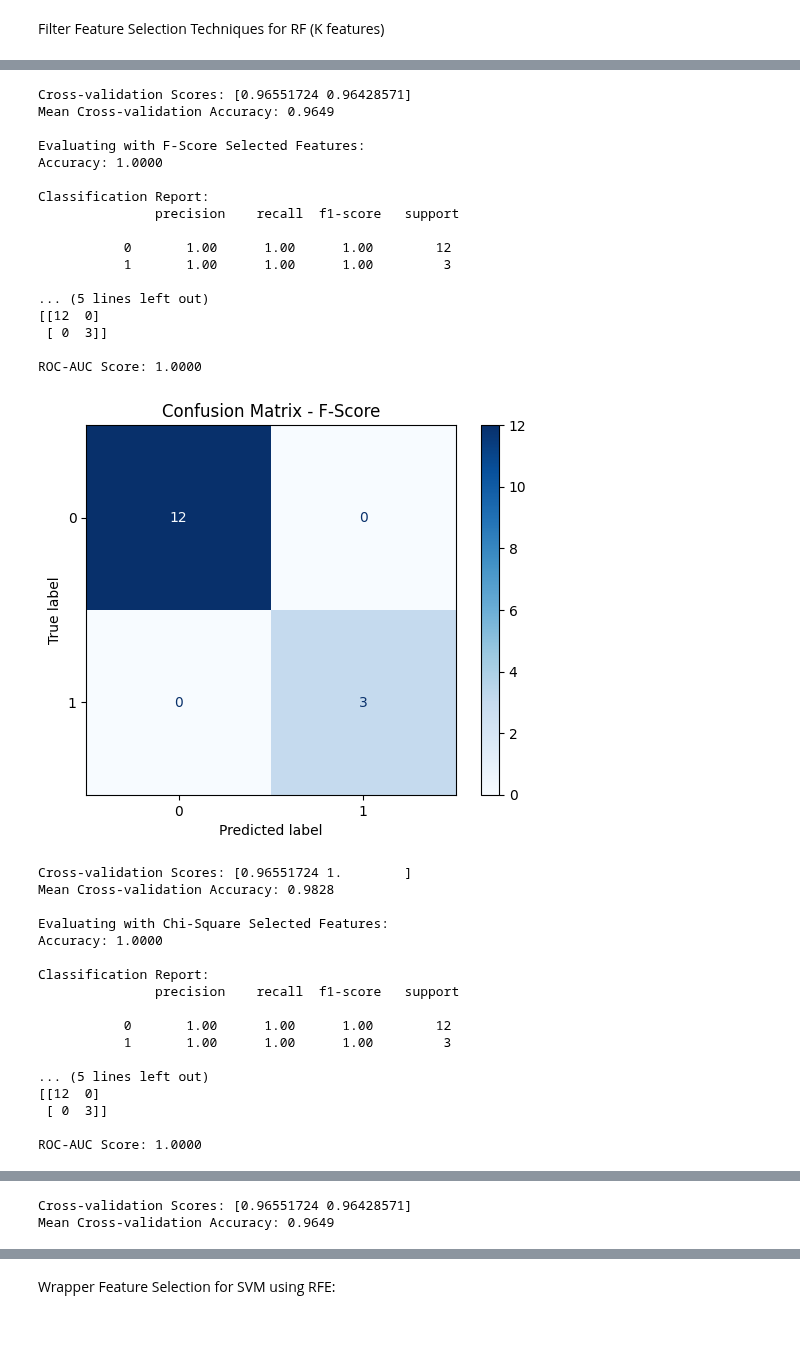
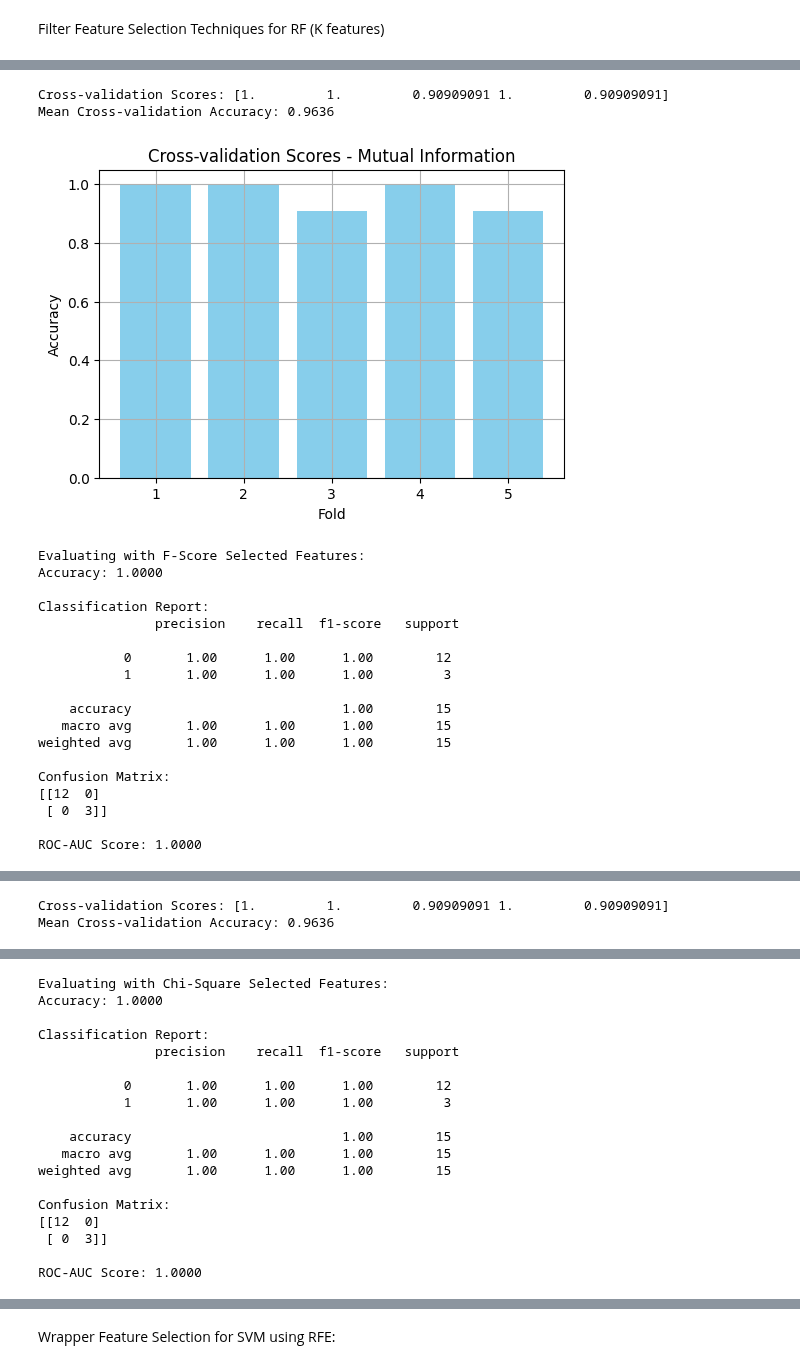
Before and after one commit to nafzo152/psm2-research-codes, a Jupyter notebook: FInal.ipynb, the cells around one changed output, grey strips where cells are left out. Saved outputs shown, nothing was run; the diff lists cells and outputs as text; code cells hidden in the pictures; blank space fills up the shorter version.

Commit message:
cross validation code added

```diff
--- a/FInal.ipynb
+++ b/FInal.ipynb
@@ -306,7 +306,7 @@ chi2_selector = SelectKBest(score_func=chi2, k=k)
 X_train_chi2 = chi2_selector.fit_transform(X_train, Y_train)
 X_test_chi2 = chi2_selector.transform(X_test)
 
-# Function to train, evaluate the Random Forest model, and plot confusion matrix
+# Function to train, evaluate the Random Forest model, plot confusion matrix, and cross-validation scores
 def evaluate_rf(X_train, X_test, Y_train, Y_test, feature_name):
     rf = RandomForestClassifier(n_estimators=100, random_state=12)
     rf.fit(X_train, Y_train)
@@ -325,17 +325,28 @@ def evaluate_rf(X_train, X_test, Y_train, Y_test, feature_name):
     print(conf_matrix)
     print(f"\nROC-AUC Score: {roc_auc:.4f}")
 
-    # Plot the confusion matrix
+    # Plot the confusion matrix with a smaller size
     disp = metrics.ConfusionMatrixDisplay(confusion_matrix=conf_matrix)
-    disp.plot(cmap='Blues')
+    fig, ax = plt.subplots(figsize=(4, 4))  # Adjusted to smaller size
+    disp.plot(cmap='Blues', ax=ax)
     plt.title(f'Confusion Matrix - {feature_name}')
     plt.show()
 
     # Perform n-fold cross-validation
-    n = 2
+    n = 5
     cv_scores = cross_val_score(rf, X_train, Y_train, cv=n)
     print(f"\nCross-validation Scores: {cv_scores}")
     print(f"Mean Cross-validation Accuracy: {cv_scores.mean():.4f}")
+
+    # Plot Cross-validation Scores as a bar plot
+    plt.figure(figsize=(6, 4))  # Adjusted to smaller size
+    plt.bar(range(1, n + 1), cv_scores, color='skyblue')
+    plt.xlabel('Fold')
+    plt.ylabel('Accuracy')
+    plt.title(f'Cross-validation Scores - {feature_name}')
+    plt.ylim(0, 1.05)  # Limit y-axis to 0-1.05 for accuracy scores
+    plt.grid(True)
+    plt.show()
 
 # Evaluate the model using Mutual Information selected features
 evaluate_rf(X_train_mi, X_test_mi, Y_train, Y_test, 'Mutual Information')
@@ -368,25 +379,7 @@ ROC-AUC Score: 1.0000
-Cross-validation Scores: [0.96551724 0.96428571]
-Mean Cross-validation Accuracy: 0.9649
-
-Evaluating with F-Score Selected Features:
-Accuracy: 1.0000
-
-Classification Report:
-               precision    recall  f1-score   support
-
-           0       1.00      1.00      1.00        12
-           1       1.00      1.00      1.00         3
-
-... (5 lines left out)
-[[12  0]
- [ 0  3]]
-
-ROC-AUC Score: 1.0000
+Cross-validation Scores: [1.         1.         0.90909091 1.         0.90909091]
+Mean Cross-validation Accuracy: 0.9636
-[figure, old version]
+[figure, new version]
-Cross-validation Scores: [0.96551724 1.        ]
-Mean Cross-validation Accuracy: 0.9828
-
-Evaluating with Chi-Square Selected Features:
+Evaluating with F-Score Selected Features:
 Accuracy: 1.0000
 
 Classification Report:
@@ -395,7 +388,11 @@ Classification Report:
            0       1.00      1.00      1.00        12
            1       1.00      1.00      1.00         3
 
-... (5 lines left out)
+    accuracy                           1.00        15
+   macro avg       1.00      1.00      1.00        15
+weighted avg       1.00      1.00      1.00        15
+
+Confusion Matrix:
 [[12  0]
  [ 0  3]]
 
@@ -404,2 +401,2 @@ ROC-AUC Score: 1.0000
-Cross-validation Scores: [0.96551724 0.96428571]
-Mean Cross-validation Accuracy: 0.9649
+Cross-validation Scores: [1.         1.         0.90909091 1.         0.90909091]
+Mean Cross-validation Accuracy: 0.9636
@@ -405,0 +404,18 @@ Mean Cross-validation Accuracy: 0.9649
+Evaluating with Chi-Square Selected Features:
+Accuracy: 1.0000
+
+Classification Report:
+               precision    recall  f1-score   support
+
+           0       1.00      1.00      1.00        12
+           1       1.00      1.00      1.00         3
+
+    accuracy                           1.00        15
+   macro avg       1.00      1.00      1.00        15
+weighted avg       1.00      1.00      1.00        15
+
+Confusion Matrix:
+[[12  0]
+ [ 0  3]]
+
+ROC-AUC Score: 1.0000
```
Also changed, not shown: parts of 1 cell of this notebook.
